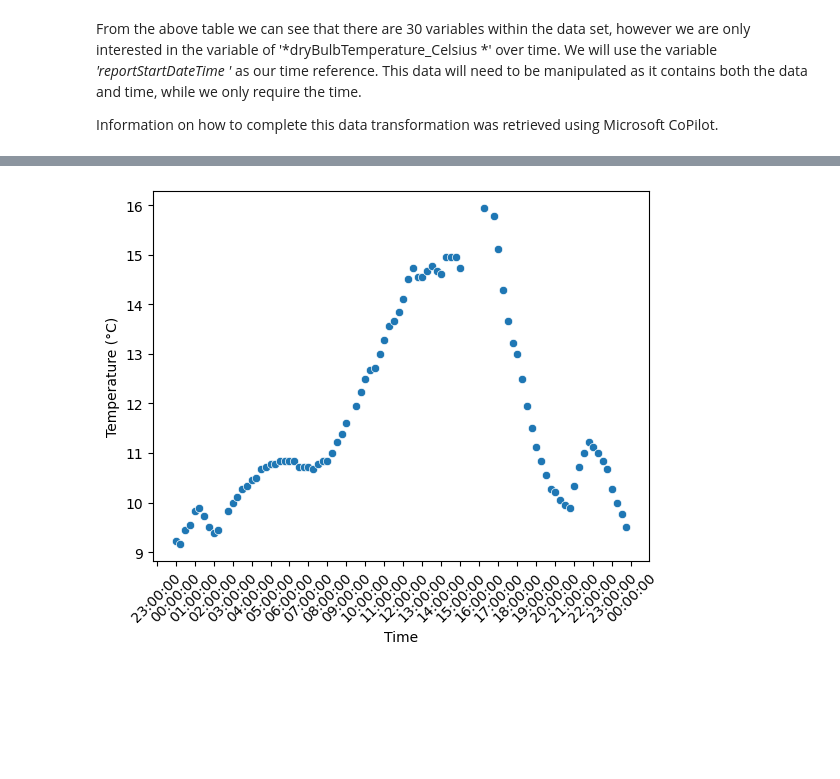
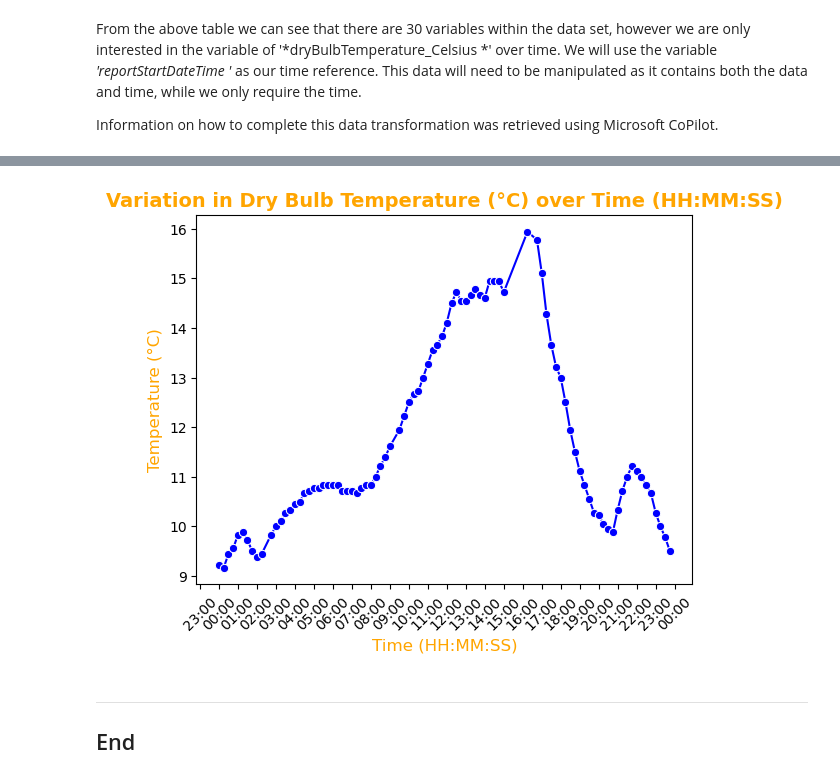
Before and after one commit to Laura6826/PFDA-assignments, a Jupyter notebook: assignment02/assignment2-weather.ipynb, the cells around one changed output, grey strips where cells are left out. Saved outputs shown, nothing was run; the diff lists cells and outputs as text; code cells hidden in the pictures; blank space fills up the shorter version.

Commit message:
updated lineplot

```diff
--- a/assignment02/assignment2-weather.ipynb
+++ b/assignment02/assignment2-weather.ipynb
@@ -114,24 +60,31 @@ ax.tick_params(axis="x", rotation=45)
 # %%
 # Load the data DataFrame
-df2 = pd.read_csv('weatherreadings_updated.csv')
+from matplotlib import dates
+
+df1 = pd.read_csv('weatherreadings_updated.csv')
 
 # will convert the 'time' column to datetime objects with the specified format.
-df2['time'] = pd.to_datetime(df2['time'], format='%H:%M:%S')
+df1['time'] = pd.to_datetime(df1['time'], format='%H:%M:%S')
 # This code was creating using code from the website: https://stackoverflow.com/questions/35595710/splitting-timestamp-column-into-separate-date-and-time-columns.
 
 # Set 'time' column as index
-df2.set_index(['time'], inplace=True)
+df1.set_index(['time'], inplace=True)
 
 # Create the scatter plot
-ax = sns.scatterplot(x=df2.index, y=df2["temperature"])
-ax.set(xlabel="Time", ylabel="Temperature (°C)")
+ax = sns.lineplot(x=df1.index, y=df1["temperature"], color='b', marker='o')
+#ax.set(xlabel="Time (HH:MM:SS)", ylabel="Temperature  (°C)")
+
+ax.set_xlabel("Time (HH:MM:SS)", fontsize=12, color='orange')
+ax.set_ylabel("Temperature (°C)", fontsize=12, color='orange')
+ax.set_title("Variation in Dry Bulb Temperature (°C) over Time (HH:MM:SS)", fontsize=14, fontweight='bold', color='orange')
 
 # Format the x-axis
-ax.xaxis.set_major_locator(mdates.HourLocator()) # sets the major ticks on the x-axis to be at every hour.
-ax.xaxis.set_major_formatter(mdates.DateFormatter("%H:%M:%S")) # formats the x-axis labels to display time in hours, minutes, and seconds.
+ax.xaxis.set_major_locator(dates.HourLocator()) # sets the major ticks on the x-axis to be at every hour.
+ax.xaxis.set_major_formatter(dates.DateFormatter("%H:%M")) # formats the x-axis labels to display time in hours, minutes (seconds was removed, as it was recorded).
 ax.tick_params(axis="x", rotation=45) # rotates the x-axis labels by 45 degrees, making it easier to read.
 # The above code was created using Microsoft Copilot.
-
-plt.show()
 # %% [output]
-[figure, old version]
+[figure, new version]
+# %% [markdown]
+***
+## End
```
Also changed, not shown: parts of 5 cells of this notebook.
